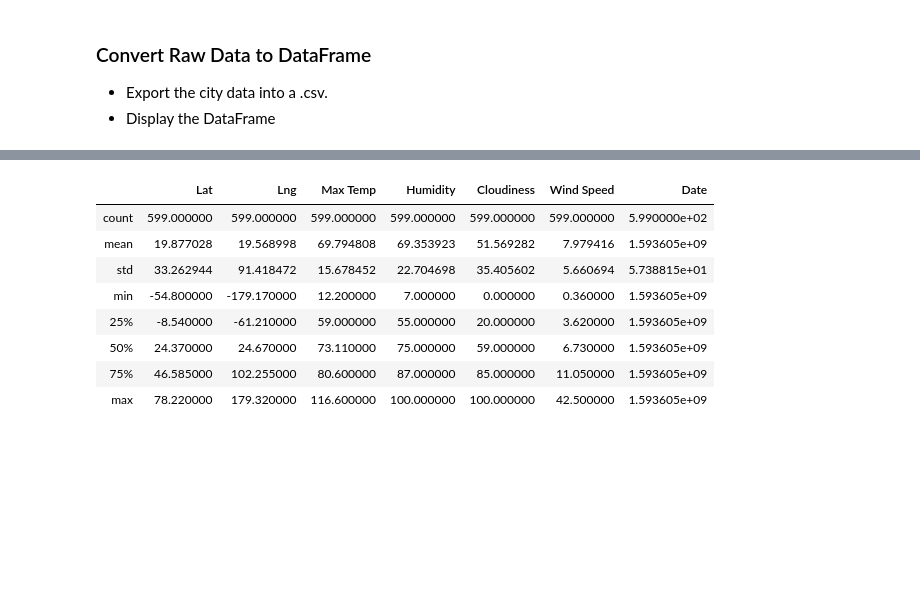
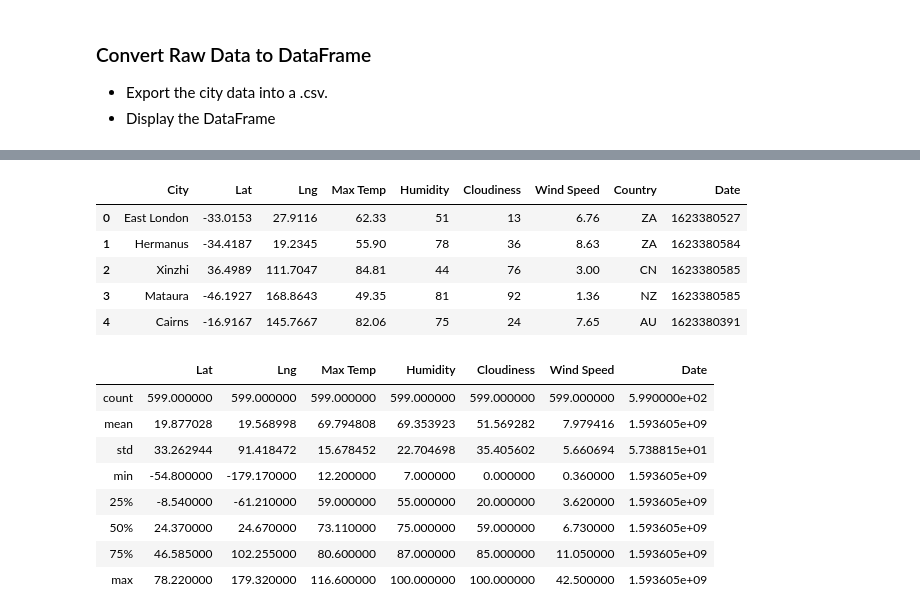
Before and after one commit to emilymmont/python-api-challenge, a Jupyter notebook: WeatherPy/WeatherPy.ipynb, the cells around one changed output, grey strips where cells are left out. Drawn from its saved outputs; the diff is of its cells as text; code cells hidden in the pictures; blank space fills up the shorter version.

```diff
--- a/WeatherPy/WeatherPy.ipynb
+++ b/WeatherPy/WeatherPy.ipynb
@@ -165,0 +125,22 @@ Data Retrieval Complete
+# %%
+#Convert Raw Data to DataFrame
+weather_data = pd.DataFrame({
+    "City" : city_list,
+    "Lat" : lat_list,
+    "Lng" : lng_list,
+    "Max Temp" : max_temp_list,
+    "Humidity" : humidity_list,
+    "Cloudiness" : cloudiness_list,
+    "Wind Speed" : wind_speed_list,
+    "Country" : country_list,
+    "Date" : date_list
+})
+#Display the DataFrame
+weather_data.head()
+# %% [output]
+|  | City | Lat | Lng | Max Temp | Humidity | Cloudiness | Wind Speed | Country | Date |
+| 0 | East London | -33.0153 | 27.9116 | 62.33 | 51 | 13 | 6.76 | ZA | 1623380527 |
+| 1 | Hermanus | -34.4187 | 19.2345 | 55.90 | 78 | 36 | 8.63 | ZA | 1623380584 |
+| 2 | Xinzhi | 36.4989 | 111.7047 | 84.81 | 44 | 76 | 3.00 | CN | 1623380585 |
+| 3 | Mataura | -46.1927 | 168.8643 | 49.35 | 81 | 92 | 1.36 | NZ | 1623380585 |
+| 4 | Cairns | -16.9167 | 145.7667 | 82.06 | 75 | 24 | 7.65 | AU | 1623380391 |
```
Also changed, not shown: parts of 6 cells of this notebook.
